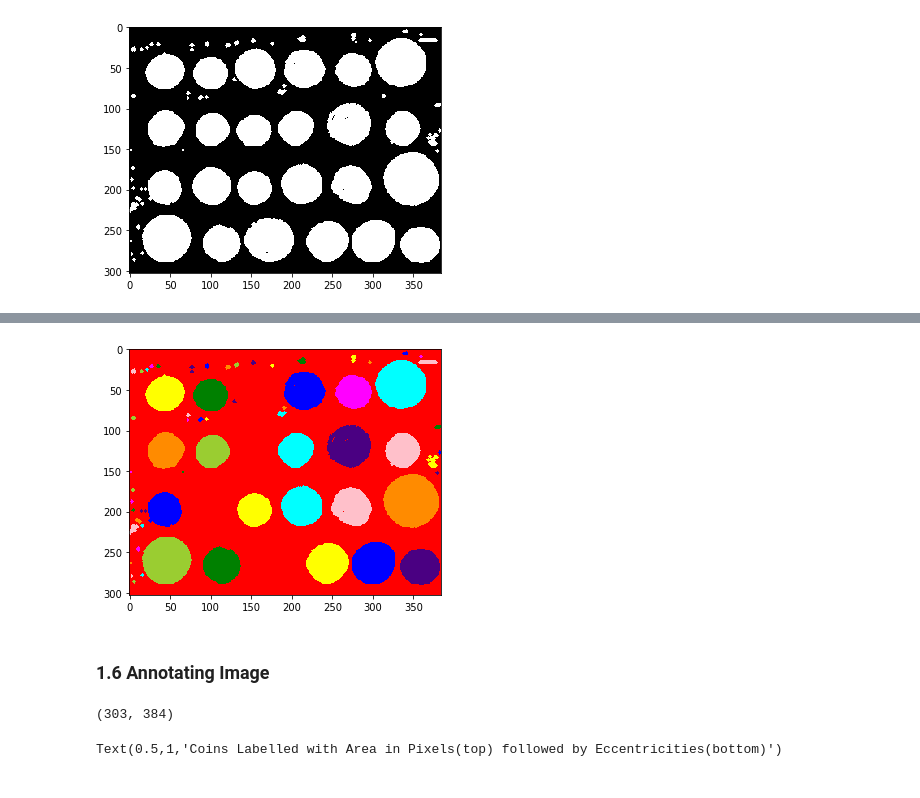
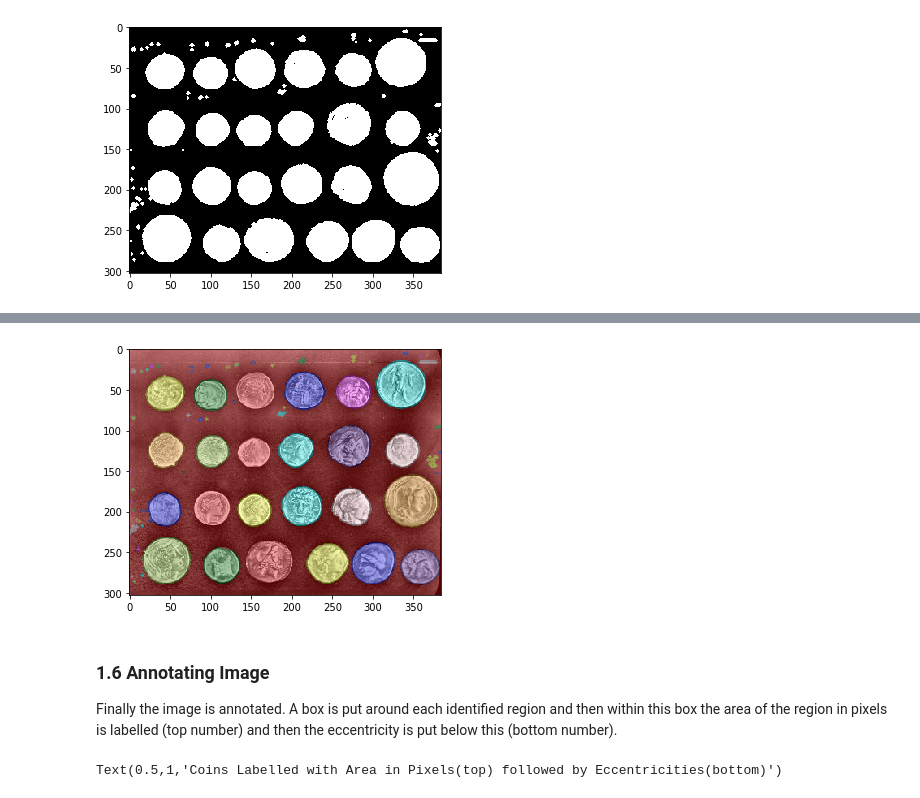
Before and after one commit to ckgrosch/groschner-python-ay250-homework, a Jupyter notebook: hw_7/hw_7.ipynb, the cells around one changed output, grey strips where cells are left out. Cells and saved outputs as stored; diff of their text form; code cells hidden in the pictures.

```diff
--- a/hw_7/hw_7.ipynb
+++ b/hw_7/hw_7.ipynb
@@ -75,23 +72,20 @@ io.imshow(close_coins)
 # %%
 label_coins = measure.label(close_coins)
-io.imshow(color.label2rgb(label_coins))
+io.imshow(color.label2rgb(label_coins, image = eq_coins))
 cleaned_coins = morphology.remove_small_objects(label_coins, min_size=1000)
 coin_regions = measure.regionprops(cleaned_coins,eq_coins)
 prop_bbox = []
 areas = []
 eccentricities = []
 for region in coin_regions:
     prop_bbox.append(region.bbox)
     areas.append(region.area)
     eccentricities.append(region.eccentricity)
 # %% [output]
-[figure, old version]
+[figure, new version]
-# %% [markdown]
-### 1.6 Annotating Image
-# %%
-eq_coins.shape
-# %% [output]
-(303, 384)
+# %% [markdown]
+### 1.6 Annotating Image
+Finally the image is annotated. A box is put around each identified region and then within this box the area of the region in pixels is labelled (top number) and then the eccentricity is put below this (bottom number).
 # %%
 fig, ax = plt.subplots(1,figsize=(10,13))
 
```
Also changed, not shown: parts of 41 cells of this notebook, 3 other files.
